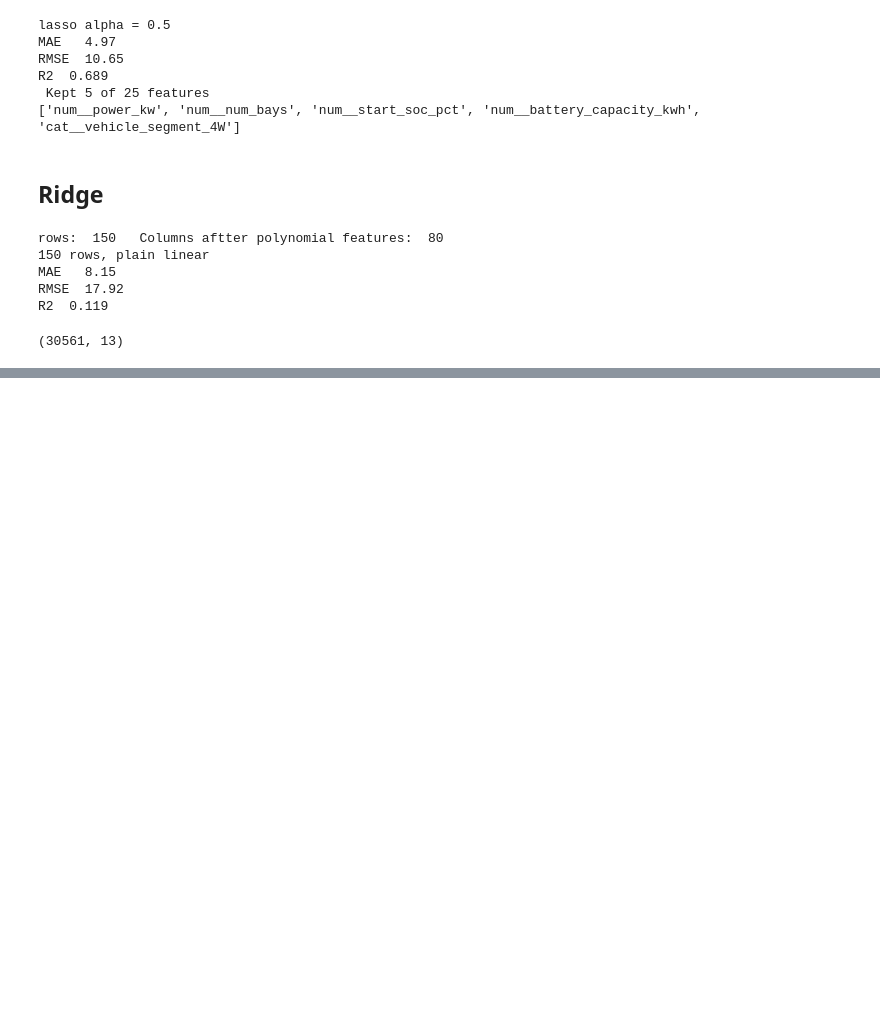
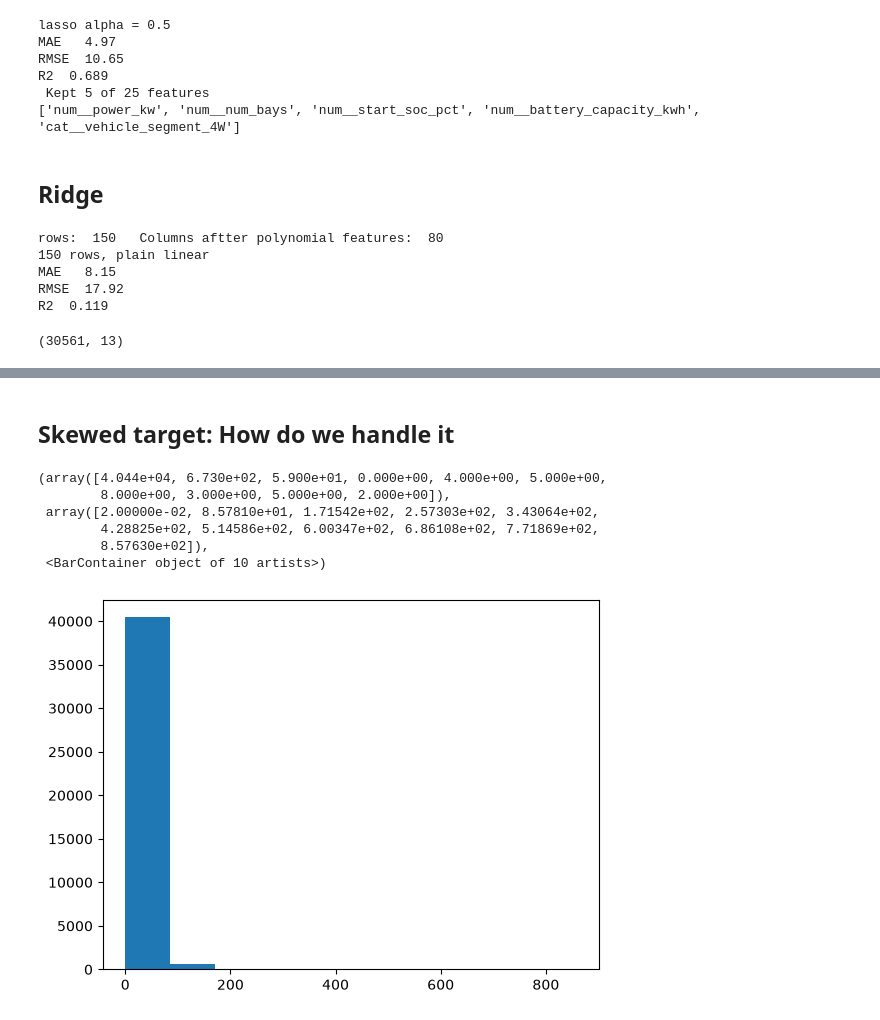
Before and after one commit to optimizer-step/scikit-learn-masterclass, a Jupyter notebook: notebooks/ch07_regression_problem.ipynb, the cells around one changed output, grey strips where cells are left out. Saved outputs shown, nothing was run; the diff lists cells and outputs as text; code cells hidden in the pictures; blank space fills up the shorter version.

```diff
--- a/notebooks/ch07_regression_problem.ipynb
+++ b/notebooks/ch07_regression_problem.ipynb
@@ -256,0 +276,12 @@ Xc_train.shape
+# %% [markdown]
+## Skewed target: How do we handle it
+# %%
+plt.hist(df[df['energy_kwh'] != 0]['energy_kwh'], bins = 10)
+# %% [output]
+(array([4.044e+04, 6.730e+02, 5.900e+01, 0.000e+00, 4.000e+00, 5.000e+00,
+        8.000e+00, 3.000e+00, 5.000e+00, 2.000e+00]),
+ array([2.00000e-02, 8.57810e+01, 1.71542e+02, 2.57303e+02, 3.43064e+02,
+        4.28825e+02, 5.14586e+02, 6.00347e+02, 6.86108e+02, 7.71869e+02,
+        8.57630e+02]),
+ <BarContainer object of 10 artists>)
+[figure, added]
```
Also changed, not shown: parts of 5 cells of this notebook, 21 other files.
